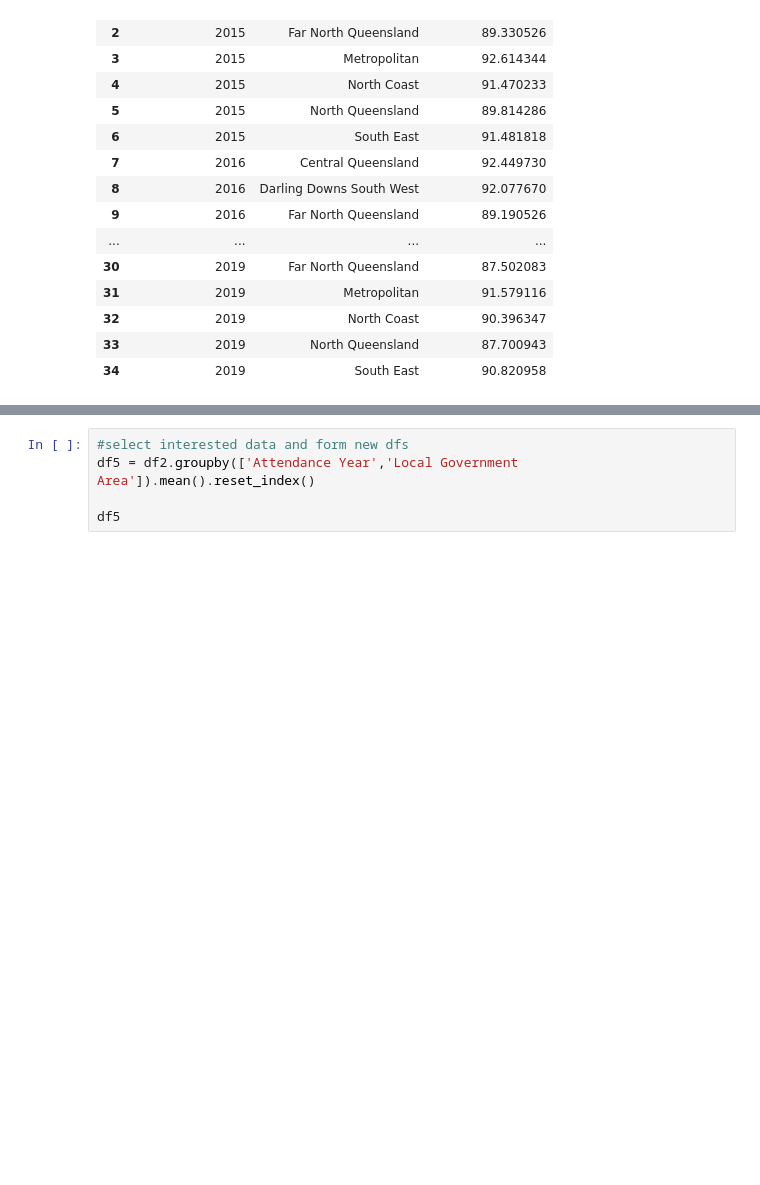
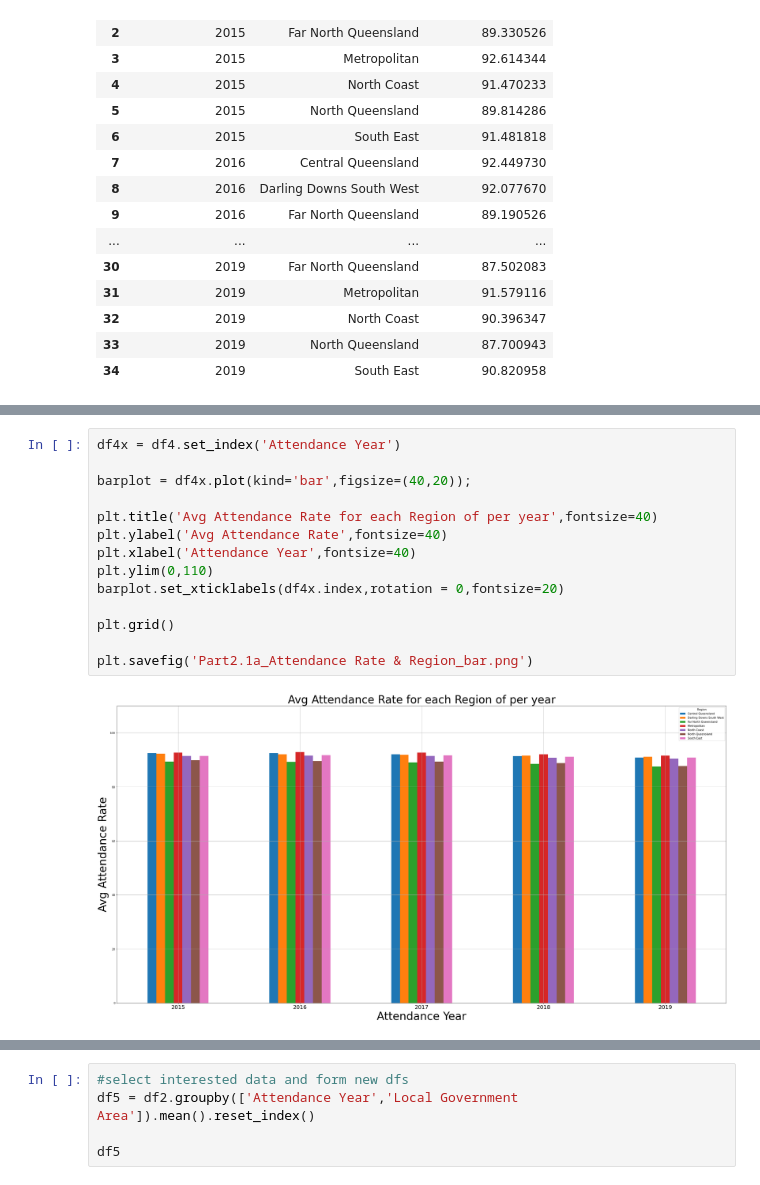
Before and after one commit to Thgiliwt/Project-1, a Jupyter notebook: Part2.ipynb, the cells around one changed output, grey strips where cells are left out. Drawn from its saved outputs; the diff is of its cells as text; blank space fills up the shorter version.

```diff
--- a/Part2.ipynb
+++ b/Part2.ipynb
@@ -133,3 +133,19 @@ df4
 | 2 | 2017 | 92.011351 | 91.860680 | 89.041667 | 92.700810 | ... |
 | 3 | 2018 | 91.354054 | 91.500485 | 88.559375 | 92.025911 | ... |
 | 4 | 2019 | 90.886486 | 91.176214 | 87.502083 | 91.579116 | ... |
+# %%
+df4x = df4.set_index('Attendance Year')
+
+barplot = df4x.plot(kind='bar',figsize=(40,20));
+
+plt.title('Avg Attendance Rate for each Region of per year',fontsize=40)
+plt.ylabel('Avg Attendance Rate',fontsize=40)
+plt.xlabel('Attendance Year',fontsize=40)
+plt.ylim(0,110)
+barplot.set_xticklabels(df4x.index,rotation = 0,fontsize=20)
+
+plt.grid()
+
+plt.savefig('Part2.1a_Attendance Rate & Region_bar.png')
+# %% [output]
+[figure, added]
```
Also changed, not shown: parts of 5 cells of this notebook, 3 other files.
